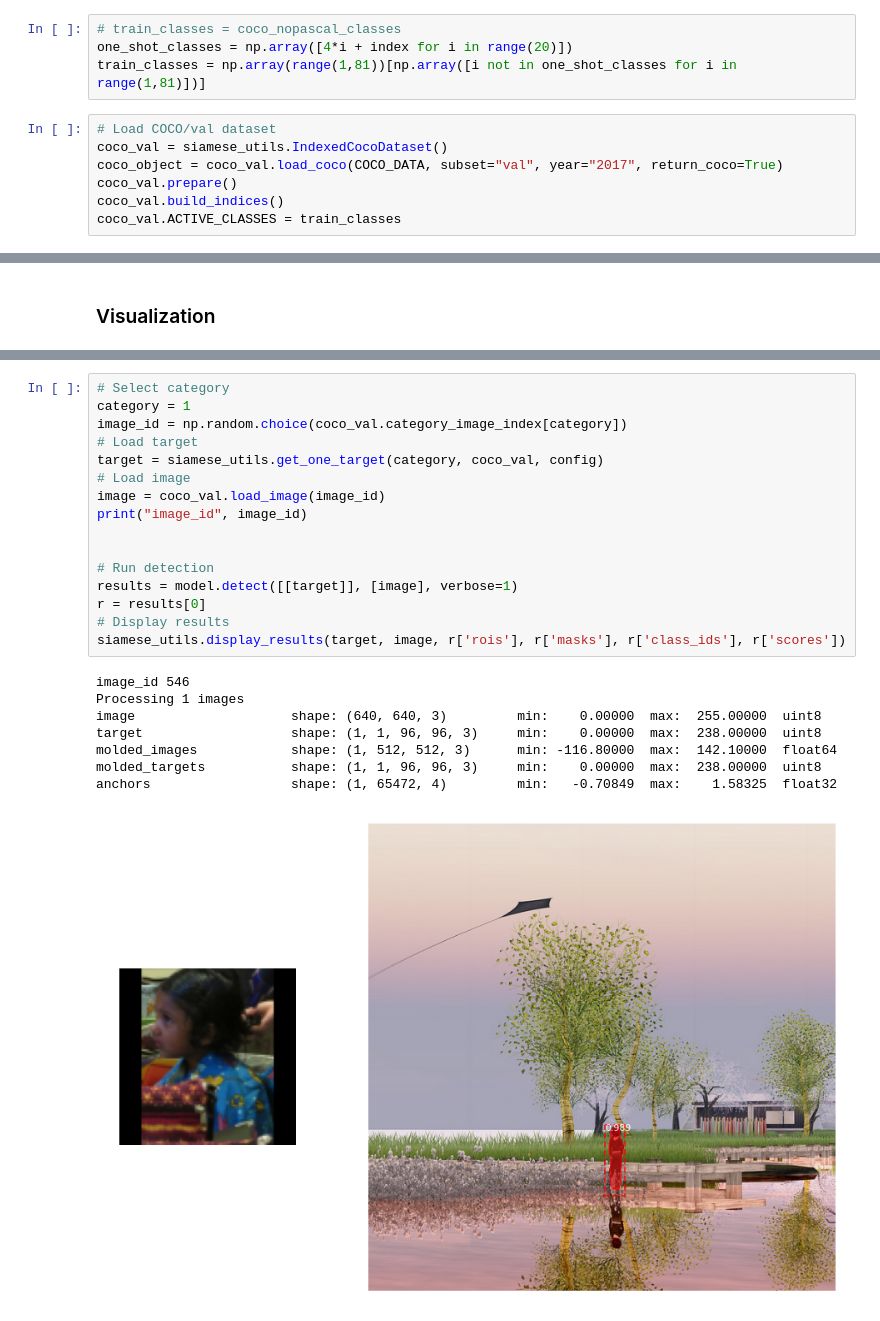
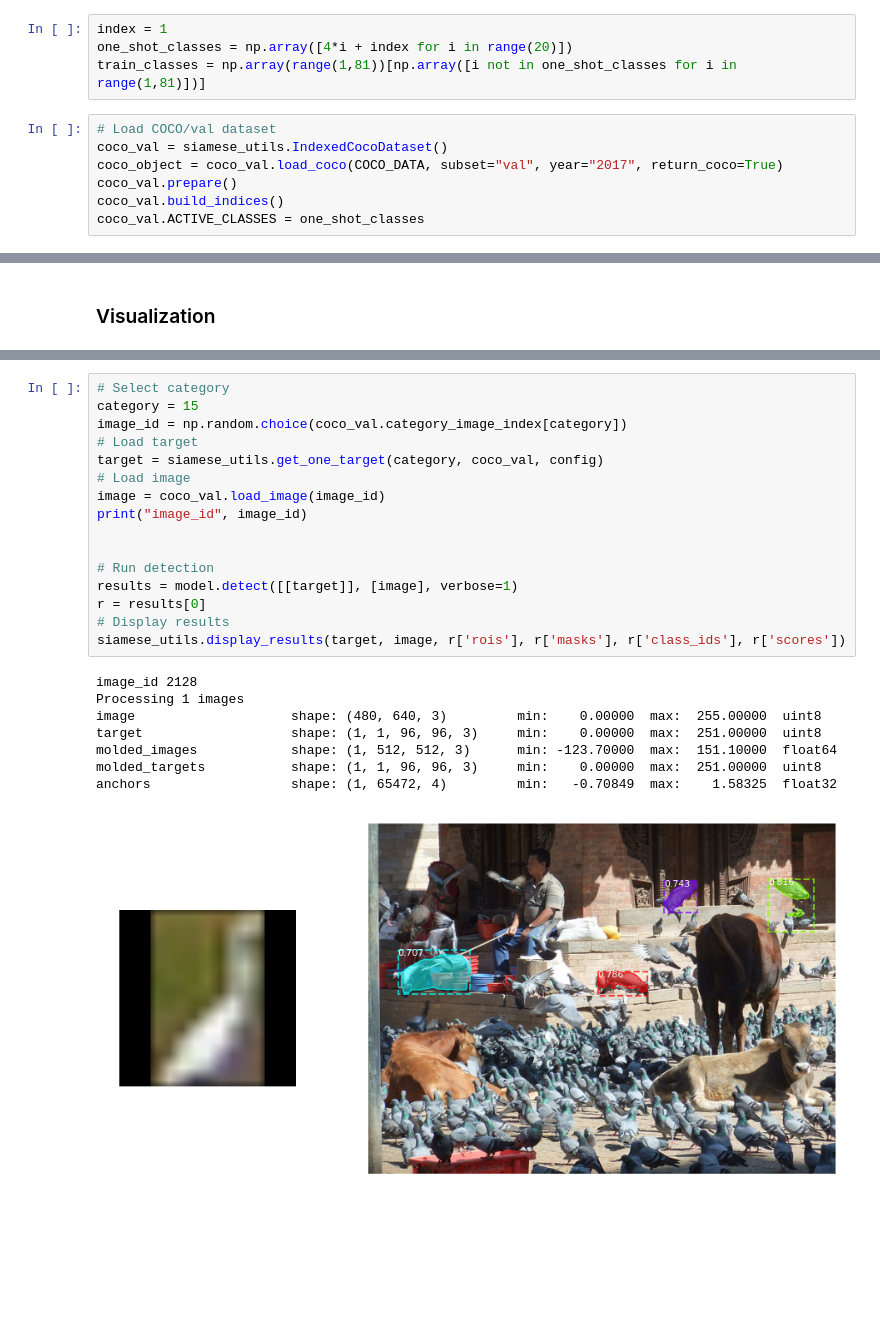
Before and after one commit to una-honest-data-and-ai-consulting/Small_data_visual_search_app, a Jupyter notebook: evaluate.ipynb, the cells around one changed output, grey strips where cells are left out. Saved outputs shown, nothing was run; the diff lists cells and outputs as text; blank space fills up the shorter version.

```diff
--- a/evaluate.ipynb
+++ b/evaluate.ipynb
@@ -46,7 +46,7 @@ Using TensorFlow backend.
 # %% [markdown]
 ### Dataset
 # %%
-# train_classes = coco_nopascal_classes
+index = 1
 one_shot_classes = np.array([4*i + index for i in range(20)])
 train_classes = np.array(range(1,81))[np.array([i not in one_shot_classes for i in range(1,81)])]
 # %%
@@ -55,6 +55,6 @@ coco_val = siamese_utils.IndexedCocoDataset()
 coco_object = coco_val.load_coco(COCO_DATA, subset="val", year="2017", return_coco=True)
 coco_val.prepare()
 coco_val.build_indices()
-coco_val.ACTIVE_CLASSES = train_classes
+coco_val.ACTIVE_CLASSES = one_shot_classes
 # %% [output]
 loading annotations into memory...
@@ -122,26 +122,26 @@ loading checkpoints/small_siamese_mrcnn_0160.h5 ...
 starting from epoch 160
 # %%
 # Select category
-category = 1
+category = 15
 image_id = np.random.choice(coco_val.category_image_index[category])
 # Load target
 target = siamese_utils.get_one_target(category, coco_val, config)
 # Load image
 image = coco_val.load_image(image_id)
 print("image_id", image_id)
 
 
 # Run detection
 results = model.detect([[target]], [image], verbose=1)
 r = results[0]
 # Display results
 siamese_utils.display_results(target, image, r['rois'], r['masks'], r['class_ids'], r['scores'])
 # %% [output]
-image_id 546
+image_id 2128
 Processing 1 images
-image                    shape: (640, 640, 3)         min:    0.00000  max:  255.00000  uint8
-target                   shape: (1, 1, 96, 96, 3)     min:    0.00000  max:  238.00000  uint8
-molded_images            shape: (1, 512, 512, 3)      min: -116.80000  max:  142.10000  float64
-molded_targets           shape: (1, 1, 96, 96, 3)     min:    0.00000  max:  238.00000  uint8
+image                    shape: (480, 640, 3)         min:    0.00000  max:  255.00000  uint8
+target                   shape: (1, 1, 96, 96, 3)     min:    0.00000  max:  251.00000  uint8
+molded_images            shape: (1, 512, 512, 3)      min: -123.70000  max:  151.10000  float64
+molded_targets           shape: (1, 1, 96, 96, 3)     min:    0.00000  max:  251.00000  uint8
 anchors                  shape: (1, 65472, 4)         min:   -0.70849  max:    1.58325  float32
-[figure, old version]
+[figure, new version]
```
Also changed, not shown: parts of 3 cells of this notebook, 5 other files.
